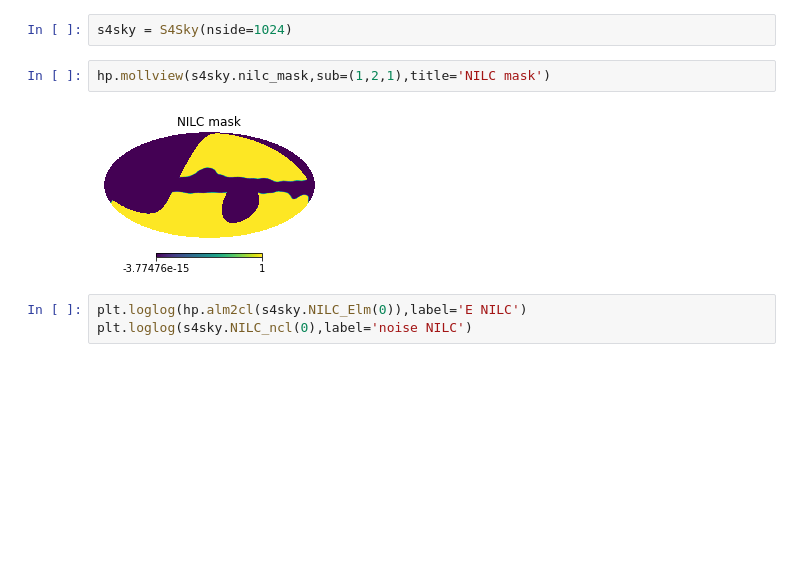
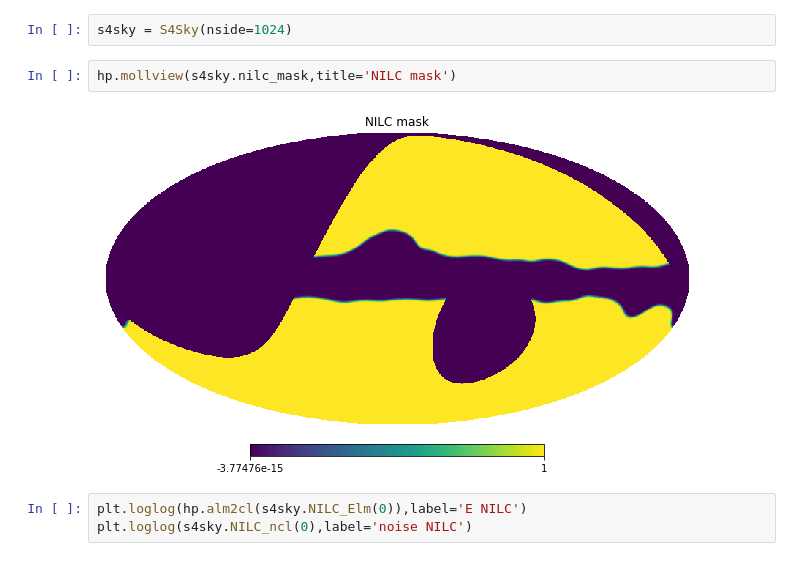
Before and after one commit to litebird/LBxS4, a Jupyter notebook: Notebooks/simulation.ipynb, the cells around one changed output. Drawn from its saved outputs; the diff is of its cells as text; blank space fills up the shorter version.

```diff
--- a/Notebooks/simulation.ipynb
+++ b/Notebooks/simulation.ipynb
@@ -93,9 +93,9 @@ plt.loglog(lbsky.NILC_ncl(0),label='noise NILC')
 # %%
 s4sky = S4Sky(nside=1024)
 # %%
-hp.mollview(s4sky.nilc_mask,sub=(1,2,1),title='NILC mask')
+hp.mollview(s4sky.nilc_mask,title='NILC mask')
 # %% [output]
-[figure, old version]
+[figure, new version]
 # %%
 plt.loglog(hp.alm2cl(s4sky.NILC_Elm(0)),label='E NILC')
 plt.loglog(s4sky.NILC_ncl(0),label='noise NILC')
```
Also changed, not shown: 8 other files.
